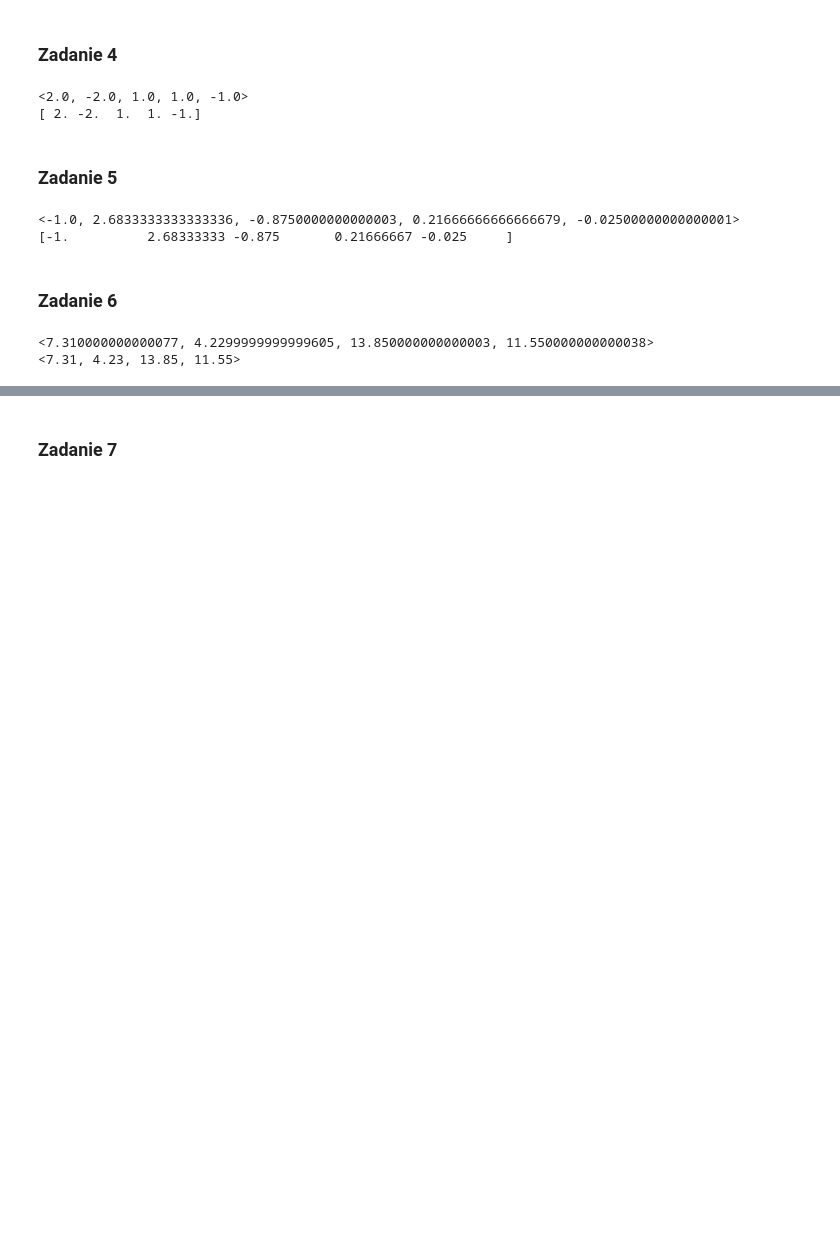
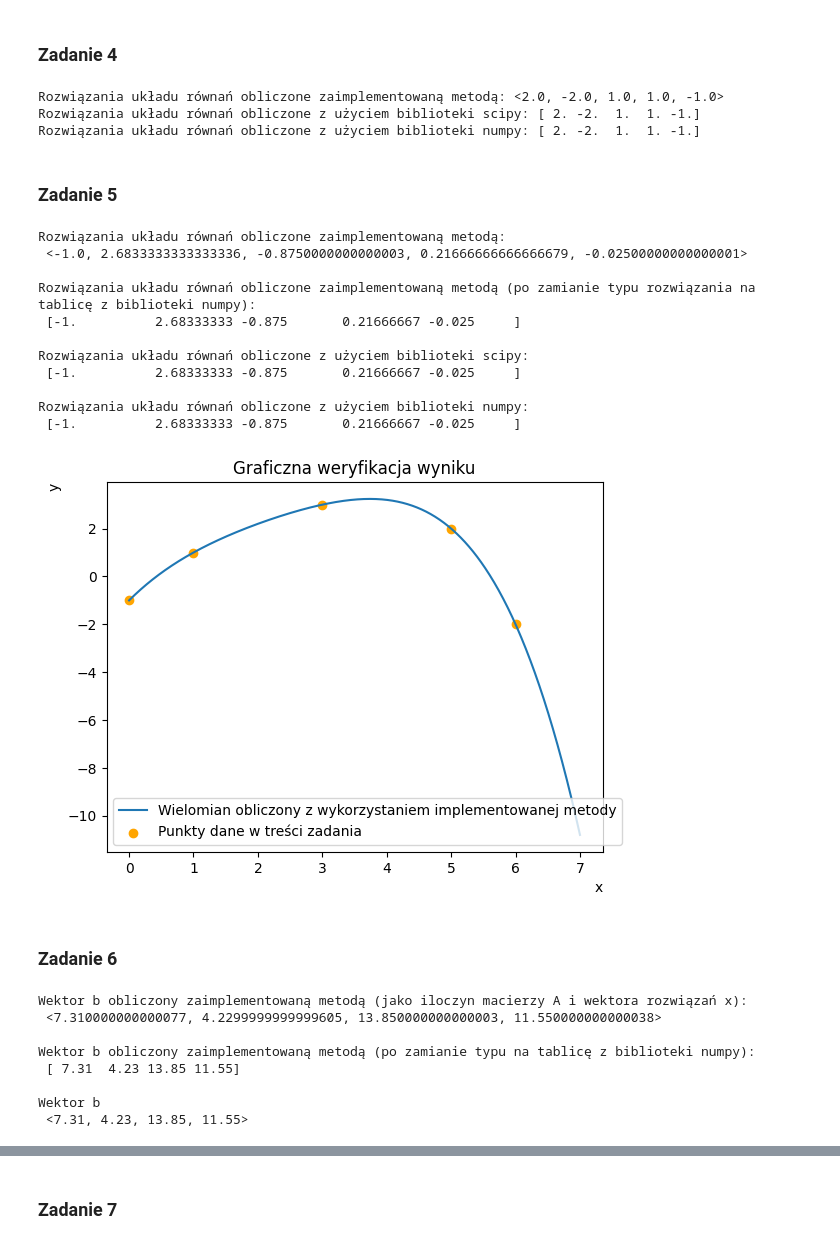
Before and after one commit to Zuzanna-Sosnowska/UniversityProjects, a Jupyter notebook: Semestr 5/Metody numeryczne/Lista2/lista2_ver2.ipynb, the cells around one changed output, grey strips where cells are left out. Saved outputs shown, nothing was run; the diff lists cells and outputs as text; code cells hidden in the pictures; blank space fills up the shorter version.

Commit message:
Ostateczna edycja listy 2 z metod numerycznych.

```diff
--- a/Semestr 5/Metody numeryczne/Lista2/lista2_ver2.ipynb
+++ b/Semestr 5/Metody numeryczne/Lista2/lista2_ver2.ipynb
@@ -199,35 +298,78 @@ A = Matrix.create_from_list(
     [1, 2, 0, -2, 0],
     [0, 0, 0, -1, 1],
     [0, 1, -1, 1, -1]])
+
 b = Vector([1, 1, -4, -2, -1])
 
-print(gaussian_solver(A, b))
-print(scipy.linalg.solve(A, b))
+print('Rozwiązania układu równań obliczone zaimplementowaną metodą:', gaussian_solver(A, b))
+print('Rozwiązania układu równań obliczone z użyciem biblioteki scipy:', scipy.linalg.solve(A, b))
+print('Rozwiązania układu równań obliczone z użyciem biblioteki numpy:', np.linalg.solve(A, b))
 # %% [output]
-<2.0, -2.0, 1.0, 1.0, -1.0>
-[ 2. -2.  1.  1. -1.]
+Rozwiązania układu równań obliczone zaimplementowaną metodą: <2.0, -2.0, 1.0, 1.0, -1.0>
+Rozwiązania układu równań obliczone z użyciem biblioteki scipy: [ 2. -2.  1.  1. -1.]
+Rozwiązania układu równań obliczone z użyciem biblioteki numpy: [ 2. -2.  1.  1. -1.]
 # %% [markdown]
 ### Zadanie 5
 # %%
-def polynomial_coeffs_lst(x0):
+def fourth_deg_polynomial_coeffs_lst(x0):
+    """
+    Funkcja obliczająca wartości przy nieznanych współczynnikach wielomianu 4 stopnia, dla zadanego punktu.
+    :param x0: Punkt, dla którego obliczane są wartości przy współczynnikach.
+    :return: Funkcja zwraca listę wartości przy współczynnikach a_0, a_1, a_2, a_3 i a_4.
+    """
     return [x0 ** i for i in range(5)]
 
+
+def polynomial_value(lst_of_coeffs, x):
+    """
+    Funkcja obliczająca wartość wielomianu, dla zadanej listy współczynników oraz argumentów.
+    :param lst_of_coeffs: Lista współczynników wielomianu, zaczynająca się od wyrazu wolnego.
+    :param x: Argument / argumenty, dla których obliczana jest wartość wielomianu.
+    :return: Funkcja zwraca listę argumentów i odpowiadających im wartości wielomianu.
+    """
+    y = np.zeros(len(x))
+    for i in range(len(lst_of_coeffs)):
+        y += lst_of_coeffs[i] * np.power(x, i)
+    return x, y
 
 points = [(0, -1), (1, 1), (3, 3), (5, 2), (6, -2)]
 A = []
 b = []
 for x, y in points:
-    A.append(polynomial_coeffs_lst(x))
+    A.append(fourth_deg_polynomial_coeffs_lst(x))
     b.append(y)
 
 A = Matrix.create_from_list(A)
 b = Vector(b)
 
-print(gaussian_solver(A, b))
-print(scipy.linalg.solve(A, b))
+coeffs = gaussian_solver(A, b)
+print('Rozwiązania układu równań obliczone zaimplementowaną metodą:', '\n', coeffs, '\n')
+print('Rozwiązania układu równań obliczone zaimplementowaną metodą (po zamianie typu rozwiązania na tablicę z biblioteki numpy):', '\n',
+      np.array(coeffs), '\n')
+print('Rozwiązania układu równań obliczone z użyciem biblioteki scipy:', '\n', scipy.linalg.solve(A, b), '\n')
+print('Rozwiązania układu równań obliczone z użyciem biblioteki numpy:', '\n', np.linalg.solve(A, b))
+
+x1 = np.linspace(0, 7, 1000)
+plt.plot(*polynomial_value(coeffs, x1), label='Wielomian obliczony z wykorzystaniem implementowanej metody')
+plt.scatter(*zip(*points), color='orange', label='Punkty dane w treści zadania')
+plt.title('Graficzna weryfikacja wyniku')
+plt.legend(loc='best')
+plt.xlabel('x', loc='right')
+plt.ylabel('y', loc='top')
+plt.show()
 # %% [output]
-<-1.0, 2.6833333333333336, -0.8750000000000003, 0.21666666666666679, -0.02500000000000001>
-[-1.          2.68333333 -0.875       0.21666667 -0.025     ]
+Rozwiązania układu równań obliczone zaimplementowaną metodą:
+ <-1.0, 2.6833333333333336, -0.8750000000000003, 0.21666666666666679, -0.02500000000000001>
+
+Rozwiązania układu równań obliczone zaimplementowaną metodą (po zamianie typu rozwiązania na tablicę z biblioteki numpy):
+ [-1.          2.68333333 -0.875       0.21666667 -0.025     ]
+
+Rozwiązania układu równań obliczone z użyciem biblioteki scipy:
+ [-1.          2.68333333 -0.875       0.21666667 -0.025     ]
+
+Rozwiązania układu równań obliczone z użyciem biblioteki numpy:
+ [-1.          2.68333333 -0.875       0.21666667 -0.025     ]
+[figure, added]
 # %% [markdown]
 ### Zadanie 6
 # %%
@@ -240,8 +382,16 @@ A = Matrix.create_from_list(
 b = Vector([7.31, 4.23, 13.85, 11.55])
 
 x = gaussian_solver(A, b)
-print(A.multiply_matrix_by_vector(x))
-print(b)
+b1 = A.multiply_matrix_by_vector(x)
+print('Wektor b obliczony zaimplementowaną metodą (jako iloczyn macierzy A i wektora rozwiązań x):', '\n', b1, '\n')
+print('Wektor b obliczony zaimplementowaną metodą (po zamianie typu na tablicę z biblioteki numpy):', '\n', np.array(b1), '\n')
+print('Wektor b', '\n', b)
 # %% [output]
-<7.310000000000077, 4.2299999999999605, 13.850000000000003, 11.550000000000038>
-<7.31, 4.23, 13.85, 11.55>
+Wektor b obliczony zaimplementowaną metodą (jako iloczyn macierzy A i wektora rozwiązań x):
+ <7.310000000000077, 4.2299999999999605, 13.850000000000003, 11.550000000000038>
+
+Wektor b obliczony zaimplementowaną metodą (po zamianie typu na tablicę z biblioteki numpy):
+ [ 7.31  4.23 13.85 11.55]
+
+Wektor b
+ <7.31, 4.23, 13.85, 11.55>
```
Also changed, not shown: parts of 11 cells of this notebook, 9 other files.
